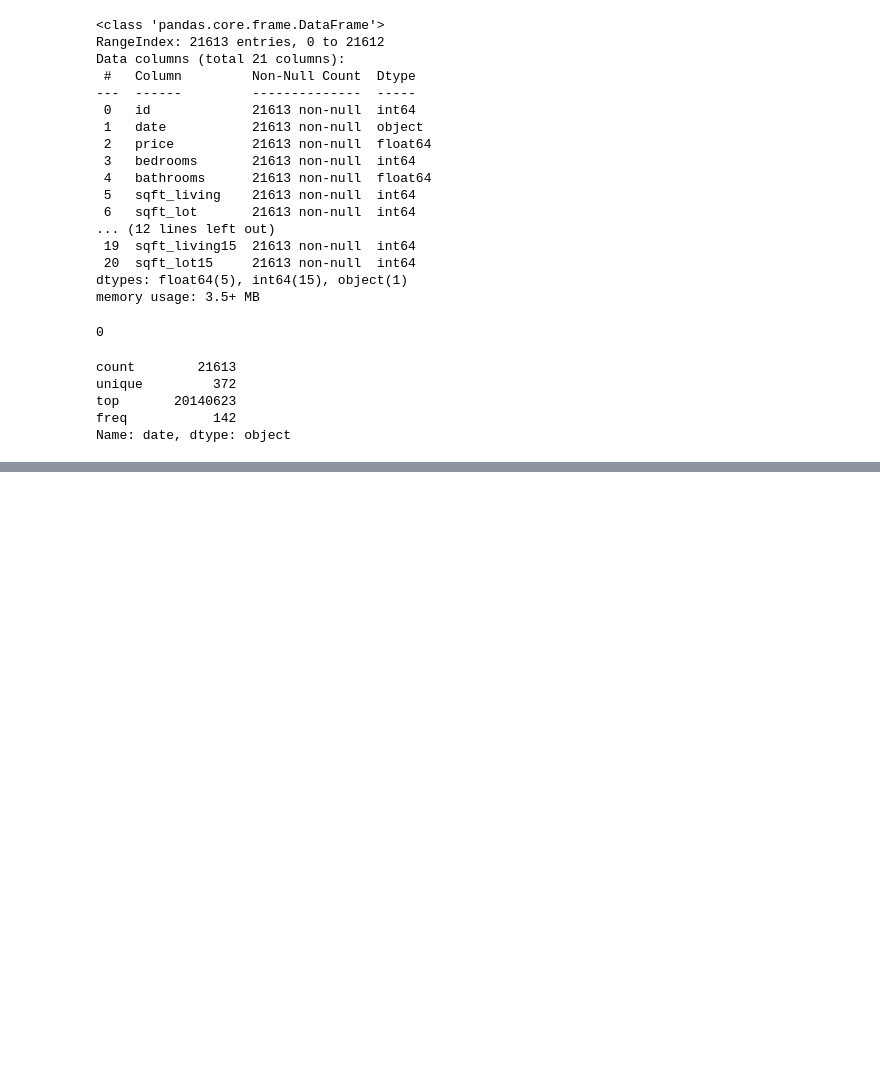
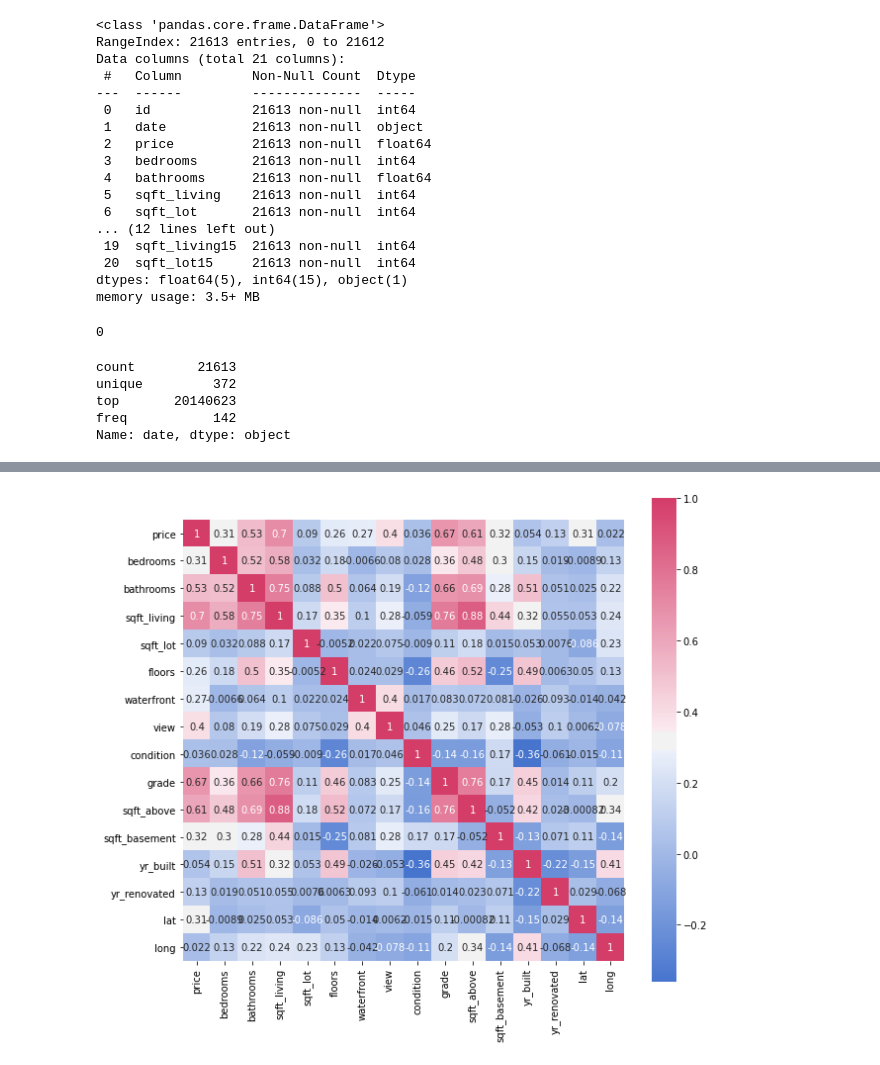
Before and after one commit to miladBentaiba/AI_with_python, a Jupyter notebook: Regression_checkpoint.ipynb, the cells around one changed output, grey strips where cells are left out. Saved outputs shown, nothing was run; the diff lists cells and outputs as text; code cells hidden in the pictures; blank space fills up the shorter version.

```diff
--- a/Regression_checkpoint.ipynb
+++ b/Regression_checkpoint.ipynb
@@ -57,0 +86,9 @@ df['bedrooms'].plot.hist()
+# %%
+df_new= df_new.drop('sqft_living15', axis='columns', inplace=False)
+df_new= df_new.drop('sqft_lot15', axis='columns', inplace=False)
+plot_correlation_map( df_new, 10 )
+
+#from the correlation graph, it is preffered to do a regression on (all the rest features)
+#and an other regression on (bedrooms, bathrooms, sqrt_living, grade, sqrt_above, view)
+# %% [output]
+[figure, added]
```
Also changed, not shown: parts of 36 cells of this notebook, 2 other files.
